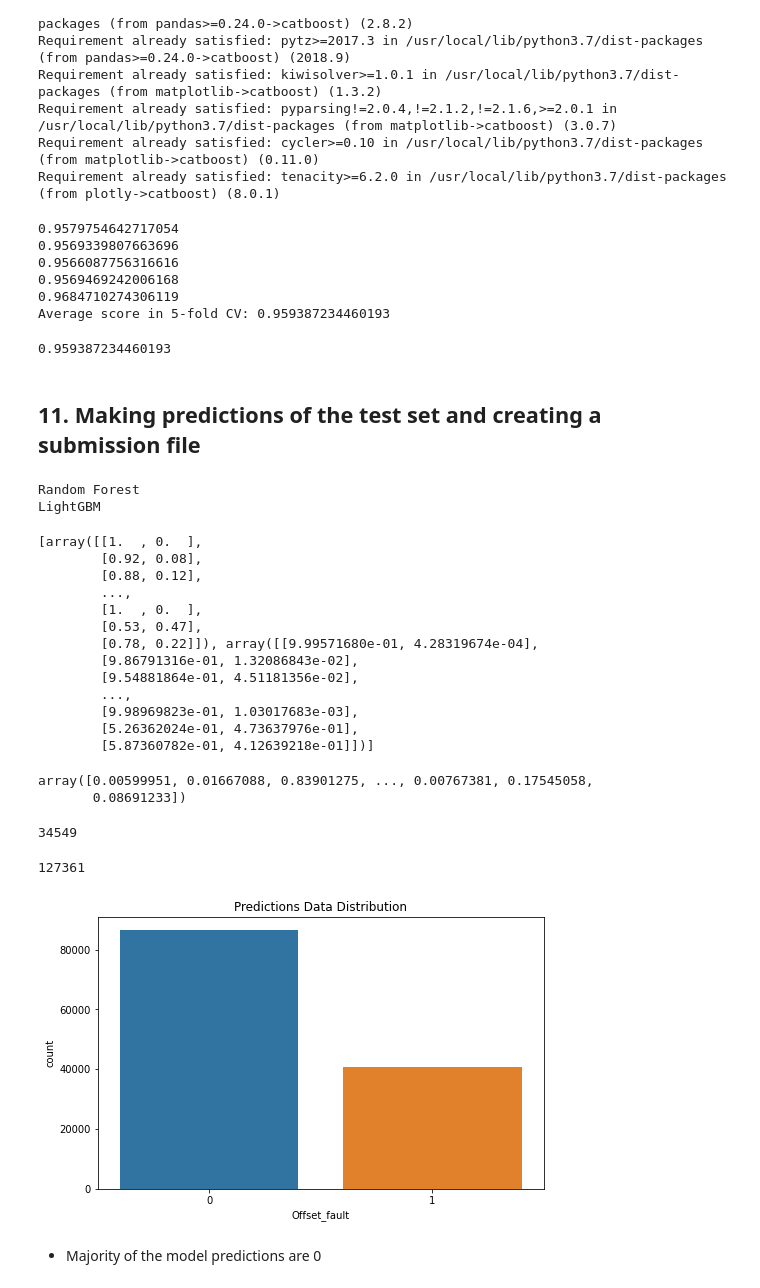
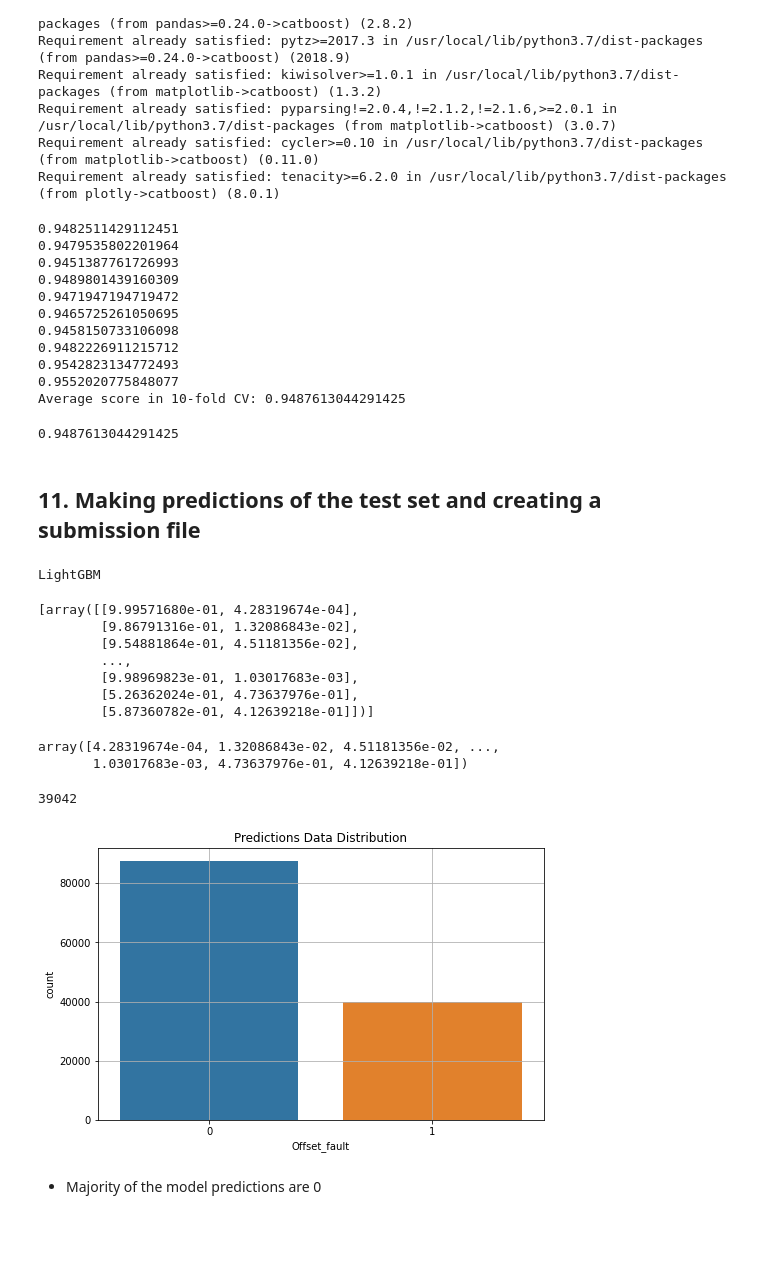
Before and after one commit to JONNY-ME/UmojaHackAfrica2022-FAQSC, a Jupyter notebook: Airqo_StarterNotebook.ipynb, the cells around one changed output. Drawn from its saved outputs; the diff is of its cells as text; code cells hidden in the pictures; blank space fills up the shorter version.

```diff
--- a/Airqo_StarterNotebook.ipynb
+++ b/Airqo_StarterNotebook.ipynb
@@ -662,7 +662,7 @@ class ModelEvalPredCla:
         self.target = target
 
     def eval_model(self, models, show=True, shuf=False):
-        kf = KFold(n_splits=5, shuffle=shuf)
+        kf = KFold(n_splits=10, shuffle=shuf)
         scores = []
         for train, test in kf.split(self.train_df):
             results = []
@@ -673,7 +673,7 @@ class ModelEvalPredCla:
             if show:
                 print(acc)
         if show:
-            print("Average score in 5-fold CV:", np.mean(scores))
+            print("Average score in 10-fold CV:", np.mean(scores))
         return np.mean(scores)
 
     def predict(self, models):
@@ -713,7 +713,7 @@ from lightgbm import LGBMClassifier
 
 models = [
     # ('Logistic Regression', LogisticRegression()),
-    ('Random Forest', RandomForestClassifier()),
+    # ('Random Forest', RandomForestClassifier()),
     # ('SVM', SVC()),
     # ('KNN', KNeighborsClassifier()),
     # ('Decision Tree', DecisionTreeClassifier()),
@@ -724,13 +724,18 @@ models = [
 
 modcla.eval_model(models, show=True, shuf=False)
 # %% [output]
-0.9579754642717054
-0.9569339807663696
-0.9566087756316616
-0.9569469242006168
-0.9684710274306119
-Average score in 5-fold CV: 0.959387234460193
+0.9482511429112451
+0.9479535802201964
+0.9451387761726993
+0.9489801439160309
+0.9471947194719472
+0.9465725261050695
+0.9458150733106098
+0.9482226911215712
+0.9542823134772493
+0.9552020775848077
+Average score in 10-fold CV: 0.9487613044291425
-0.959387234460193
+0.9487613044291425
 # %% [markdown]
 <a name="Predictions"></a>
 ## 11. Making predictions of the test set and creating a submission file
@@ -742,15 +747,8 @@ for mod in models:
     preds.append(mod[1].predict_proba(test[train_feats]))
 preds
 # %% [output]
-Random Forest
 LightGBM
-[array([[1.  , 0.  ],
-        [0.92, 0.08],
-        [0.88, 0.12],
-        ...,
-        [1.  , 0.  ],
-        [0.53, 0.47],
-        [0.78, 0.22]]), array([[9.99571680e-01, 4.28319674e-04],
+[array([[9.99571680e-01, 4.28319674e-04],
         [9.86791316e-01, 1.32086843e-02],
         [9.54881864e-01, 4.51181356e-02],
         ...,
@@ -761,33 +759,31 @@ LightGBM
 pm = np.mean([i[:, 1] for i in preds], axis=0)
 pm
 # %% [output]
-array([0.00599951, 0.01667088, 0.83901275, ..., 0.00767381, 0.17545058,
-       0.08691233])
+array([4.28319674e-04, 1.32086843e-02, 4.51181356e-02, ...,
+       1.03017683e-03, 4.73637976e-01, 4.12639218e-01])
 # %%
 # round the values to 1 and 0 with threshold 0.5
-threshold = 0.5
+threshold = 0.525
 pm_round = np.where(pm > threshold, 1, 0)
 pm_round.sum()
 # %% [output]
-34549
+39042
 # %%
 # Make prediction on the test set
 test_df = test[train_feats]
 predictions = modcla.predict(models)#clf.predict(test_df)
-
-print(len(predictions))
 
 # # Create a submission file
 sub_file = samplesubmission.copy()
 sub_file.Offset_fault = predictions
 
 # # Check the distribution of your predictions
 plt.figure(figsize=(8, 5))
 sns.countplot(sub_file.Offset_fault)
+plt.grid(True)
 plt.title('Predictions Data Distribution');
 # %% [output]
-127361
-[figure, old version]
+[figure, new version]
 # %% [markdown]
  - Majority of the model predictions are 0
 # %%
```
Also changed, not shown: parts of 1 cell of this notebook.
